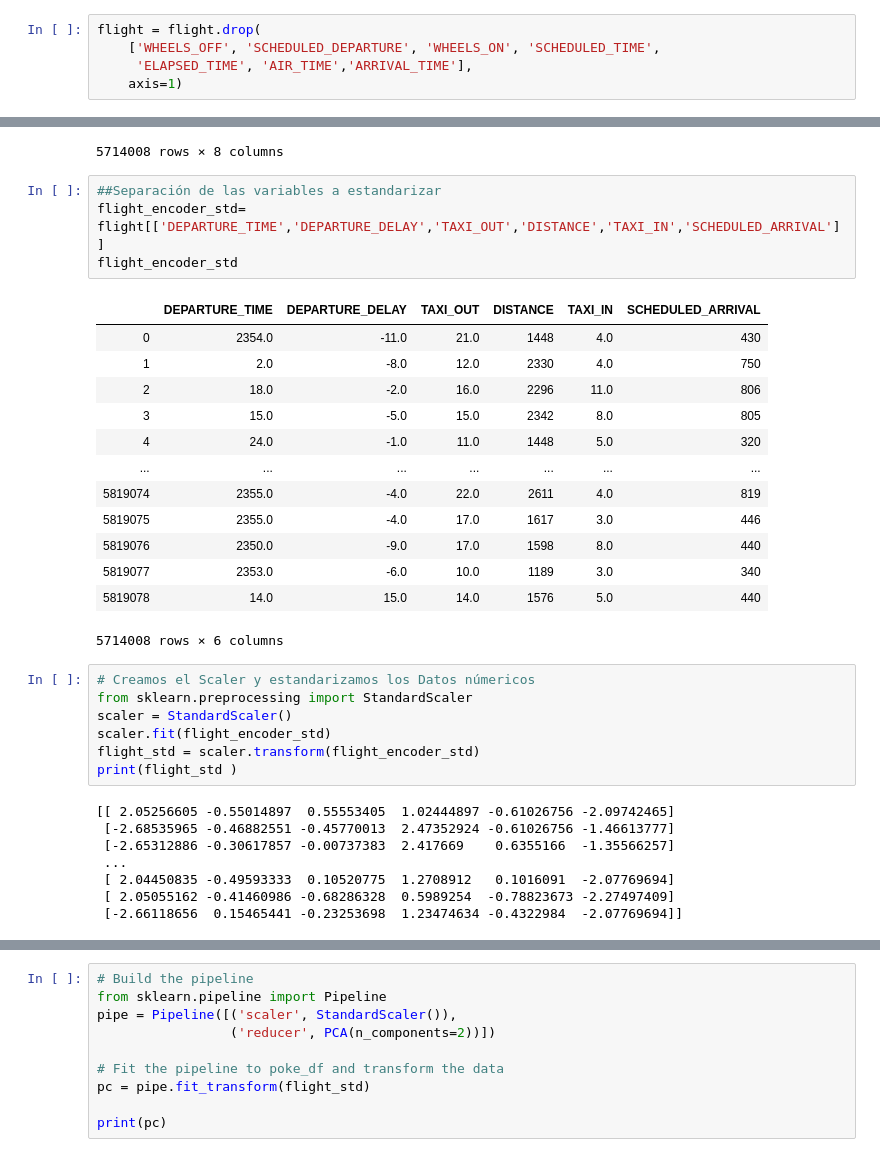
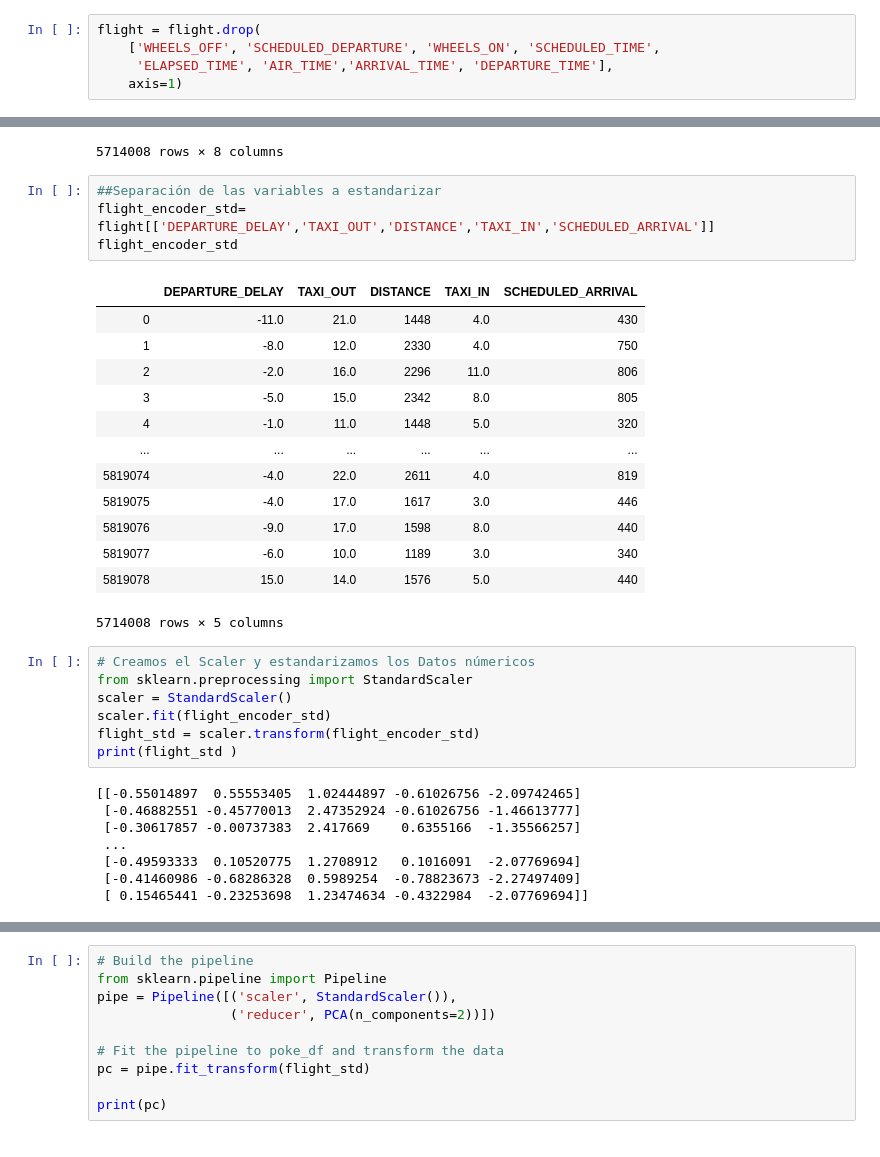
Before and after one commit to afarboledac/CRP_FLIGHT_DELAYS_ANALYSIS, a Jupyter notebook: TrabajoFinal.ipynb, the cells around one changed output, grey strips where cells are left out. Cells and saved outputs as stored; diff of their text form.

```diff
--- a/TrabajoFinal.ipynb
+++ b/TrabajoFinal.ipynb
@@ -145,7 +145,7 @@ plt.show()
 # %%
 flight = flight.drop(
     ['WHEELS_OFF', 'SCHEDULED_DEPARTURE', 'WHEELS_ON', 'SCHEDULED_TIME',
-     'ELAPSED_TIME', 'AIR_TIME','ARRIVAL_TIME'],
+     'ELAPSED_TIME', 'AIR_TIME','ARRIVAL_TIME', 'DEPARTURE_TIME'],
     axis=1)
 # %%
 axis = plt.subplots(figsize=(20, 14))
@@ -192,22 +191,22 @@ flight_encoder_nostd
 5714008 rows × 8 columns
 # %%
 ##Separación de las variables a estandarizar
-flight_encoder_std= flight[['DEPARTURE_TIME','DEPARTURE_DELAY','TAXI_OUT','DISTANCE','TAXI_IN','SCHEDULED_ARRIVAL']]
+flight_encoder_std= flight[['DEPARTURE_DELAY','TAXI_OUT','DISTANCE','TAXI_IN','SCHEDULED_ARRIVAL']]
 flight_encoder_std
 # %% [output]
-|  | DEPARTURE_TIME | DEPARTURE_DELAY | TAXI_OUT | DISTANCE | TAXI_IN | SCHEDULED_ARRIVAL |
-| 0 | 2354.0 | -11.0 | 21.0 | 1448 | 4.0 | 430 |
-| 1 | 2.0 | -8.0 | 12.0 | 2330 | 4.0 | 750 |
-| 2 | 18.0 | -2.0 | 16.0 | 2296 | 11.0 | 806 |
-| 3 | 15.0 | -5.0 | 15.0 | 2342 | 8.0 | 805 |
-| 4 | 24.0 | -1.0 | 11.0 | 1448 | 5.0 | 320 |
-| ... | ... | ... | ... | ... | ... | ... |
-| 5819074 | 2355.0 | -4.0 | 22.0 | 2611 | 4.0 | 819 |
-| 5819075 | 2355.0 | -4.0 | 17.0 | 1617 | 3.0 | 446 |
-| 5819076 | 2350.0 | -9.0 | 17.0 | 1598 | 8.0 | 440 |
-| 5819077 | 2353.0 | -6.0 | 10.0 | 1189 | 3.0 | 340 |
-| 5819078 | 14.0 | 15.0 | 14.0 | 1576 | 5.0 | 440 |
+|  | DEPARTURE_DELAY | TAXI_OUT | DISTANCE | TAXI_IN | SCHEDULED_ARRIVAL |
+| 0 | -11.0 | 21.0 | 1448 | 4.0 | 430 |
+| 1 | -8.0 | 12.0 | 2330 | 4.0 | 750 |
+| 2 | -2.0 | 16.0 | 2296 | 11.0 | 806 |
+| 3 | -5.0 | 15.0 | 2342 | 8.0 | 805 |
+| 4 | -1.0 | 11.0 | 1448 | 5.0 | 320 |
+| ... | ... | ... | ... | ... | ... |
+| 5819074 | -4.0 | 22.0 | 2611 | 4.0 | 819 |
+| 5819075 | -4.0 | 17.0 | 1617 | 3.0 | 446 |
+| 5819076 | -9.0 | 17.0 | 1598 | 8.0 | 440 |
+| 5819077 | -6.0 | 10.0 | 1189 | 3.0 | 340 |
+| 5819078 | 15.0 | 14.0 | 1576 | 5.0 | 440 |
-5714008 rows × 6 columns
+5714008 rows × 5 columns
 # %%
 # Creamos el Scaler y estandarizamos los Datos númericos
 from sklearn.preprocessing import StandardScaler
@@ -216,12 +215,12 @@ scaler.fit(flight_encoder_std)
 flight_std = scaler.transform(flight_encoder_std)
 print(flight_std )
 # %% [output]
-[[ 2.05256605 -0.55014897  0.55553405  1.02444897 -0.61026756 -2.09742465]
- [-2.68535965 -0.46882551 -0.45770013  2.47352924 -0.61026756 -1.46613777]
- [-2.65312886 -0.30617857 -0.00737383  2.417669    0.6355166  -1.35566257]
+[[-0.55014897  0.55553405  1.02444897 -0.61026756 -2.09742465]
+ [-0.46882551 -0.45770013  2.47352924 -0.61026756 -1.46613777]
+ [-0.30617857 -0.00737383  2.417669    0.6355166  -1.35566257]
  ...
- [ 2.04450835 -0.49593333  0.10520775  1.2708912   0.1016091  -2.07769694]
- [ 2.05055162 -0.41460986 -0.68286328  0.5989254  -0.78823673 -2.27497409]
- [-2.66118656  0.15465441 -0.23253698  1.23474634 -0.4322984  -2.07769694]]
+ [-0.49593333  0.10520775  1.2708912   0.1016091  -2.07769694]
+ [-0.41460986 -0.68286328  0.5989254  -0.78823673 -2.27497409]
+ [ 0.15465441 -0.23253698  1.23474634 -0.4322984  -2.07769694]]
 # %%
 ##LLevamos los datos estandarizados a un data frame
```
Also changed, not shown: parts of 11 cells of this notebook.
